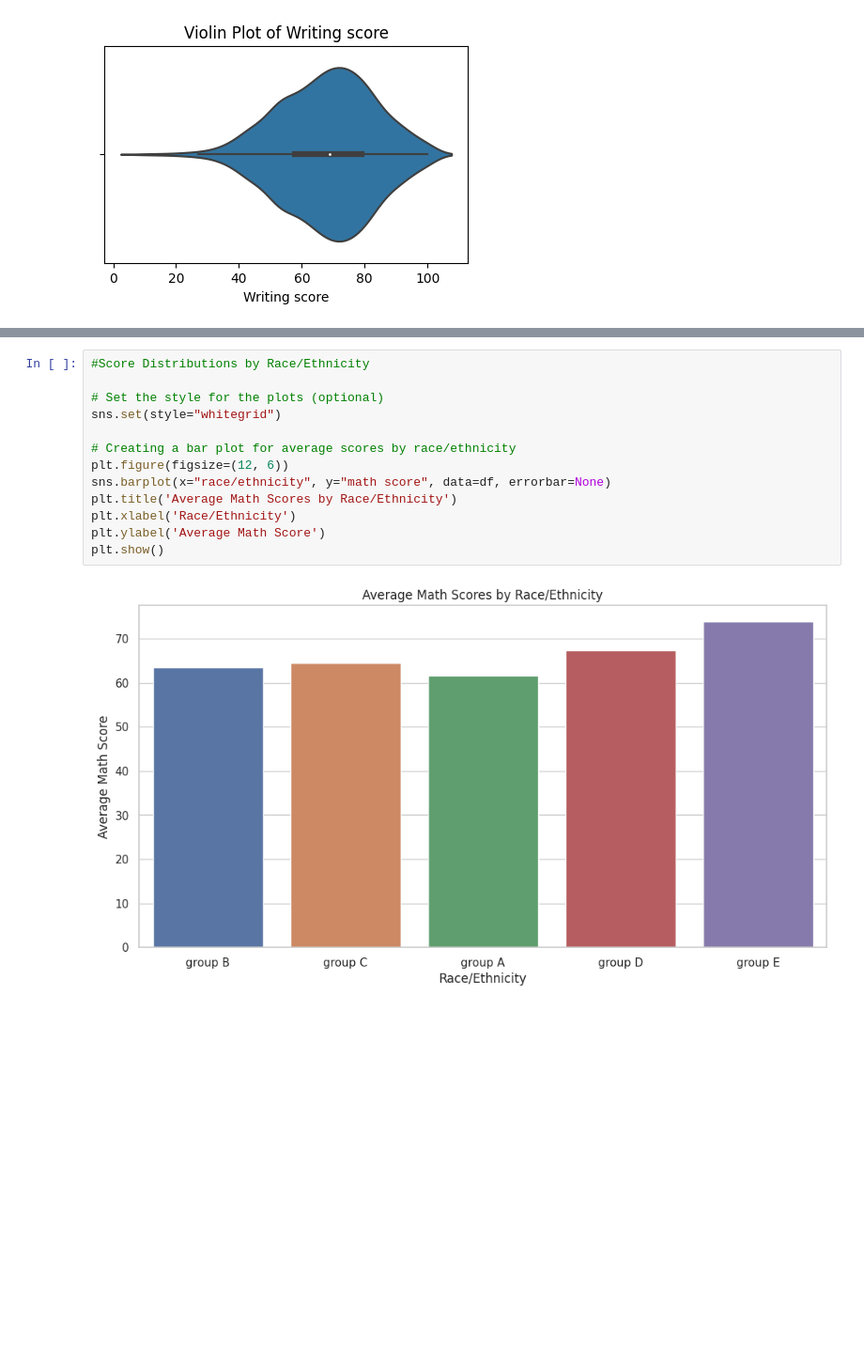
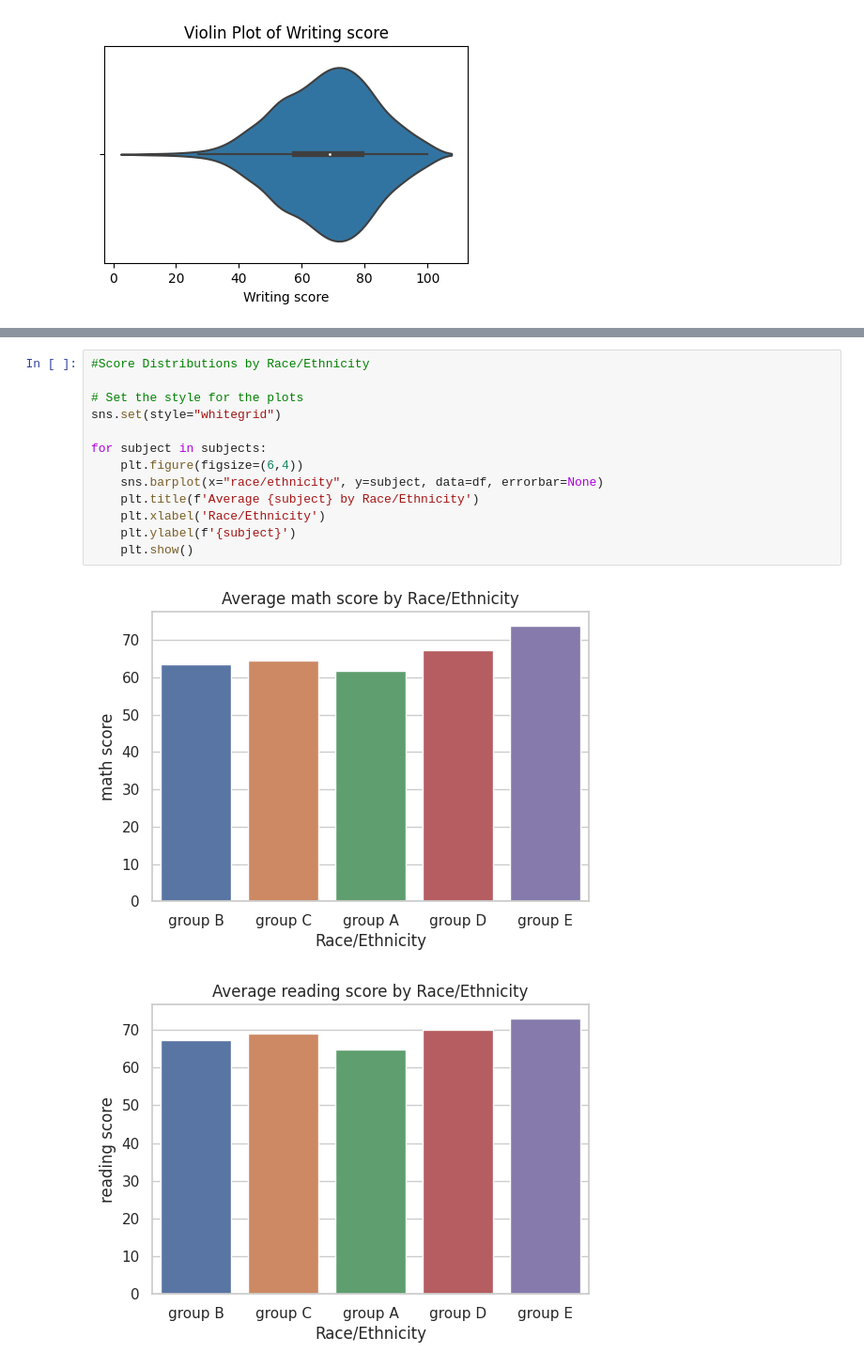
Before and after one commit to jaysreeb/Students-Performance-in-Exams-, a Jupyter notebook: students-performance-in-exams.ipynb, the cells around one changed output, grey strips where cells are left out. Shown: that part at 94% size. Drawn from its saved outputs; the diff is of its cells as text; blank space fills up the shorter version.

```diff
--- a/students-performance-in-exams.ipynb
+++ b/students-performance-in-exams.ipynb
@@ -175,15 +174,16 @@ for subject in subjects:
 # %%
 #Score Distributions by Race/Ethnicity
 
-# Set the style for the plots (optional)
+# Set the style for the plots
 sns.set(style="whitegrid")
 
-# Creating a bar plot for average scores by race/ethnicity
-plt.figure(figsize=(12, 6))
-sns.barplot(x="race/ethnicity", y="math score", data=df, errorbar=None)
-plt.title('Average Math Scores by Race/Ethnicity')
-plt.xlabel('Race/Ethnicity')
-plt.ylabel('Average Math Score')
-plt.show()
+for subject in subjects:
+    plt.figure(figsize=(6,4))
+    sns.barplot(x="race/ethnicity", y=subject, data=df, errorbar=None)
+    plt.title(f'Average {subject} by Race/Ethnicity')
+    plt.xlabel('Race/Ethnicity')
+    plt.ylabel(f'{subject}')
+    plt.show()
 # %% [output]
-[figure, old version]
+[figure, new version]
+[figure, added]
```
Also changed, not shown: parts of 2 cells of this notebook.
